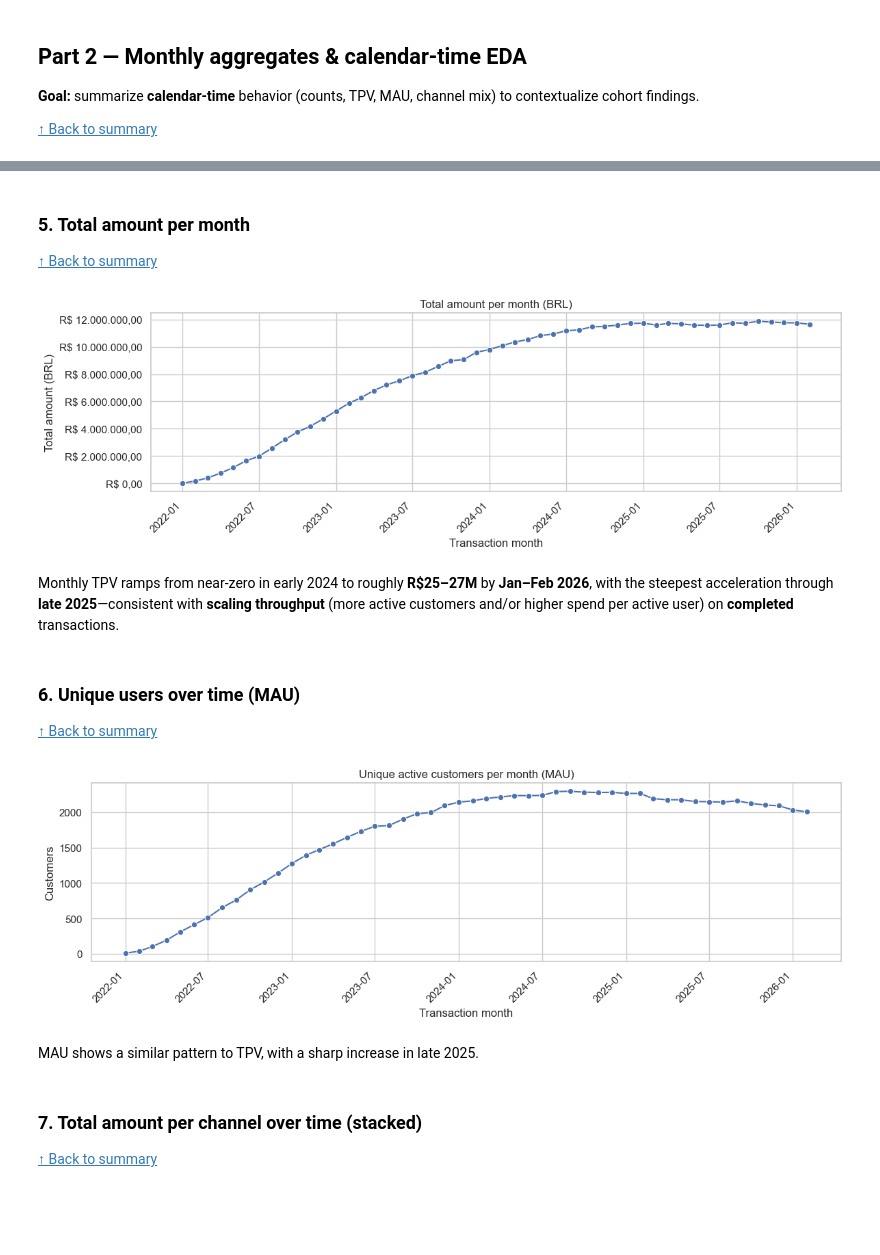
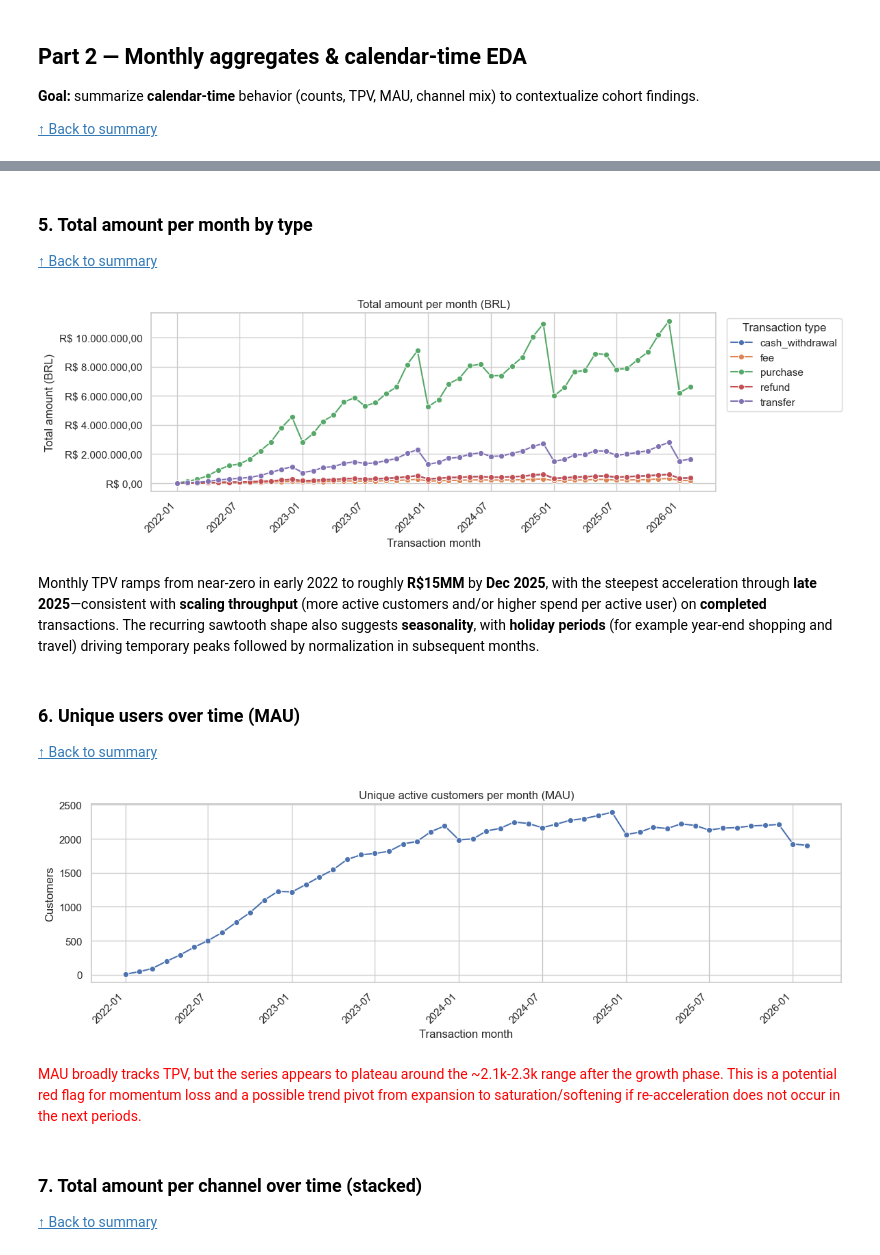
Before and after one commit to pauloabcalcada/fintech-ai-segmentation, a Jupyter notebook: notebooks/2.EDA_cohort_analysis.ipynb, the cells around one changed output, grey strips where cells are left out. Cells and saved outputs as stored; diff of their text form; code cells hidden in the pictures; blank space fills up the shorter version.

Commit message:
feat: enhance EDA notebooks with updated execution counts and refined customer data; introduce seasonal factors in transaction generation for improved accuracy in financial modeling

```diff
--- a/notebooks/2.EDA_cohort_analysis.ipynb
+++ b/notebooks/2.EDA_cohort_analysis.ipynb
@@ -122,13 +122,7 @@ sql_customers = text(
 df_customers = pd.read_sql(sql_customers, engine)
 
 sql_transactions = text(
-    "SELECT\n"
-    "  transaction_id,\n"
-    "  customer_id,\n"
-    "  transaction_datetime,\n"
-    "  amount,\n"
-    "  channel,\n"
-    "  status\n"
+    "SELECT *\n"
     "FROM public.transactions_raw\n"
     "WHERE status = 'completed'\n"
 )
@@ -292,31 +302,32 @@ Completed transaction volume shows a multi-quarter expansion from near-zero in e
 
 <a id="Total-amount-per-month"></a>
 
-### 5. Total amount per month
+### 5. Total amount per month by type
 
 [↑ Back to summary](#summary)
 # %%
 
 amount_per_month = (
-    df_tx.groupby("transaction_month", as_index=False)["amount"]
+    df_tx.groupby(["transaction_month", "transaction_type"], as_index=False)["amount"]
     .sum()
     .rename(columns={"amount": "total_amount"})
-    .sort_values("transaction_month")
+    .sort_values(["transaction_month", "transaction_type"])
 )
 
 fig, ax = plt.subplots(figsize=(12, 4))
-sns.lineplot(data=amount_per_month, x="transaction_month", y="total_amount", marker="o", ax=ax)
+sns.lineplot(data=amount_per_month, x="transaction_month", y="total_amount", hue="transaction_type", marker="o", ax=ax)
 ax.set_title("Total amount per month (BRL)")
 ax.set_xlabel("Transaction month")
 ax.set_ylabel("Total amount (BRL)")
 ax.yaxis.set_major_formatter(FuncFormatter(format_brl))
+ax.legend(title="Transaction type", bbox_to_anchor=(1.01, 1), loc="upper left")
 plt.xticks(rotation=45, ha="right")
 plt.tight_layout()
 plt.show()
 # %% [output]
-[figure, old version]
+[figure, new version]
 # %% [markdown]
-Monthly TPV ramps from near-zero in early 2024 to roughly **R$25–27M** by **Jan–Feb 2026**, with the steepest acceleration through **late 2025**—consistent with **scaling throughput** (more active customers and/or higher spend per active user) on **completed** transactions.
+Monthly TPV ramps from near-zero in early 2022 to roughly **R$15MM** by **Dec 2025**, with the steepest acceleration through **late 2025**—consistent with **scaling throughput** (more active customers and/or higher spend per active user) on **completed** transactions. The recurring sawtooth shape also suggests **seasonality**, with **holiday periods** (for example year-end shopping and travel) driving temporary peaks followed by normalization in subsequent months.
 # %% [markdown]
 
 <a id="Unique-users-over-time"></a>
@@ -342,9 +353,9 @@ plt.xticks(rotation=45, ha="right")
 plt.tight_layout()
 plt.show()
 # %% [output]
-[figure, old version]
+[figure, new version]
 # %% [markdown]
-MAU shows a similar pattern to TPV, with a sharp increase in late 2025.
+<span style="color:red;">MAU broadly tracks TPV, but the series appears to plateau around the ~2.1k-2.3k range after the growth phase. This is a potential red flag for momentum loss and a possible trend pivot from expansion to saturation/softening if re-acceleration does not occur in the next periods.</span>
 # %% [markdown]
 
 <a id="Total-amount-per-channel"></a>
```
Also changed, not shown: parts of 27 cells of this notebook, 2 other files.
